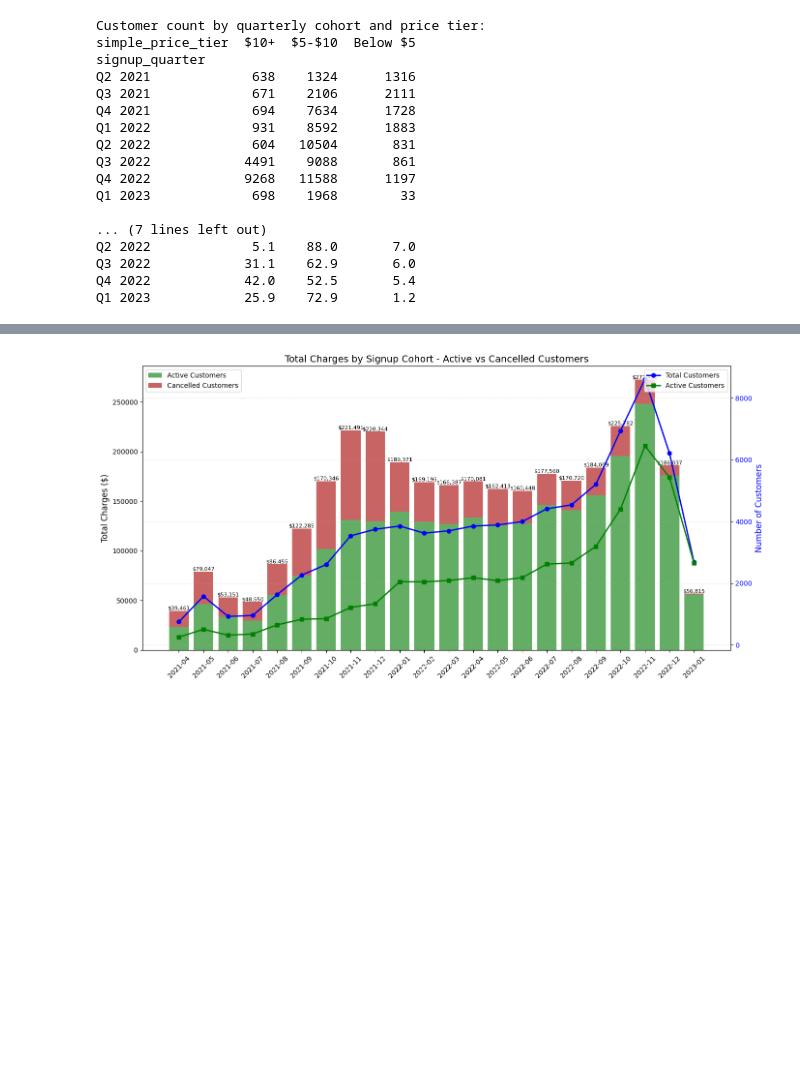
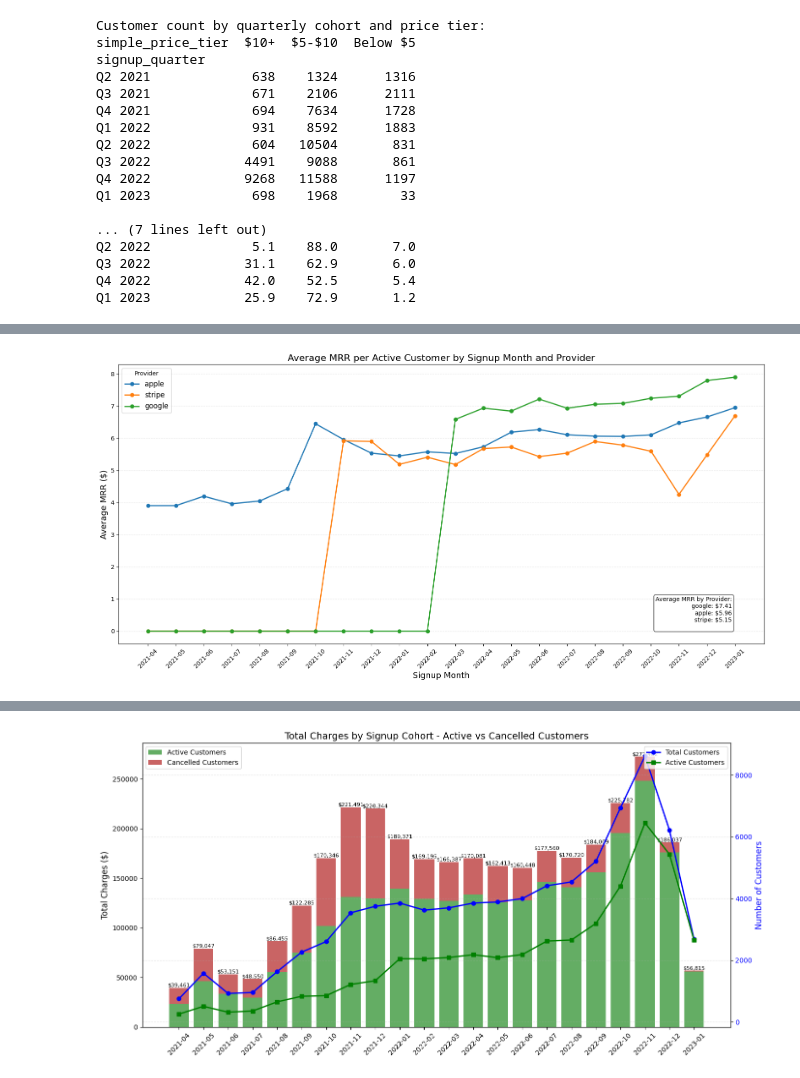
Before and after one commit to ConorJamesLeahy/retention_analysis_CJL, a Jupyter notebook: 4_Visualizations_Tables.ipynb, the cells around one changed output, grey strips where cells are left out. Saved outputs shown, nothing was run; the diff lists cells and outputs as text; code cells hidden in the pictures; blank space fills up the shorter version.

```diff
--- a/4_Visualizations_Tables.ipynb
+++ b/4_Visualizations_Tables.ipynb
@@ -1245,0 +911,70 @@ Q4 2022            95.0    62.2      35.8
+# %%
+
+# Print out the data for reference
+print("Monthly Recurring Revenue by Provider and Signup Month:")
+print(provider_mrr_by_month.round(2))
+
+# Also create a chart for average MRR per customer by provider
+plt.figure(figsize=(16, 8))
+
+# Create empty DataFrame for average MRR per customer
+avg_mrr_by_provider_month = pd.DataFrame(index=all_months)
+
+# Calculate average MRR per customer by signup month for each provider
+for provider in df_analysis['provider'].unique():
+    provider_data = df_analysis[df_analysis['provider'] == provider]
+
+    # Calculate average MRR by signup month
+    active_provider_data = provider_data[provider_data['is_active'] == 1]
+    monthly_avg_mrr = active_provider_data.groupby('signup_month')['avg_current_mrr'].mean()
+    avg_mrr_by_provider_month[provider] = monthly_avg_mrr
+
+# Fill NaN values with 0
+avg_mrr_by_provider_month = avg_mrr_by_provider_month.fillna(0)
+
+# Create line chart for average MRR by provider over time
+for provider in df_analysis['provider'].unique():
+    plt.plot(range(len(avg_mrr_by_provider_month)),
+             avg_mrr_by_provider_month[provider],
+             marker='o', linewidth=2, label=provider)
+
+plt.title('Average MRR per Active Customer by Signup Month and Provider', fontsize=16)
+plt.xlabel('Signup Month', fontsize=14)
+plt.ylabel('Average MRR ($)', fontsize=14)
+plt.legend(title='Provider', fontsize=12)
+plt.xticks(range(len(avg_mrr_by_provider_month)), avg_mrr_by_provider_month.index, rotation=45)
+plt.grid(axis='y', linestyle='--', alpha=0.3)
+
+# Calculate average MRR by provider across all months
+avg_mrr_by_provider = {}
+for provider in df_analysis['provider'].unique():
+    # Get active customers for this provider
+    active_provider_data = df_analysis[(df_analysis['provider'] == provider) &
+                                     (df_analysis['is_active'] == 1)]
+
+    # Calculate weighted average MRR across all months
+    if len(active_provider_data) > 0:
+        total_mrr = (active_provider_data['avg_current_mrr'] *
+                    active_provider_data['customer_count']).sum()
+        total_customers = active_provider_data['customer_count'].sum()
+        avg_mrr = total_mrr / total_customers if total_customers > 0 else 0
+    else:
+        avg_mrr = 0
+
+    avg_mrr_by_provider[provider] = avg_mrr
+
+# Add a text box with average MRR by provider
+textstr = 'Average MRR by Provider:\n'
+for provider, avg_mrr in sorted(avg_mrr_by_provider.items(), key=lambda x: x[1], reverse=True):
+    textstr += f"{provider}: ${avg_mrr:.2f}\n"
+
+# Create a box with rounded corners and a light background
+props = dict(boxstyle='round', facecolor='white', alpha=0.8)
+
+# Add the text box to the chart in the bottom right corner
+plt.text(0.95, 0.05, textstr, transform=plt.gca().transAxes, fontsize=10,
+        verticalalignment='bottom', horizontalalignment='right', bbox=props)
+
+plt.tight_layout()
+plt.show()
+# %% [output]
@@ -1245,0 +998 @@ Q4 2022            95.0    62.2      35.8
+[figure, added]
```
Also changed, not shown: parts of 45 cells of this notebook, 11 other files.
